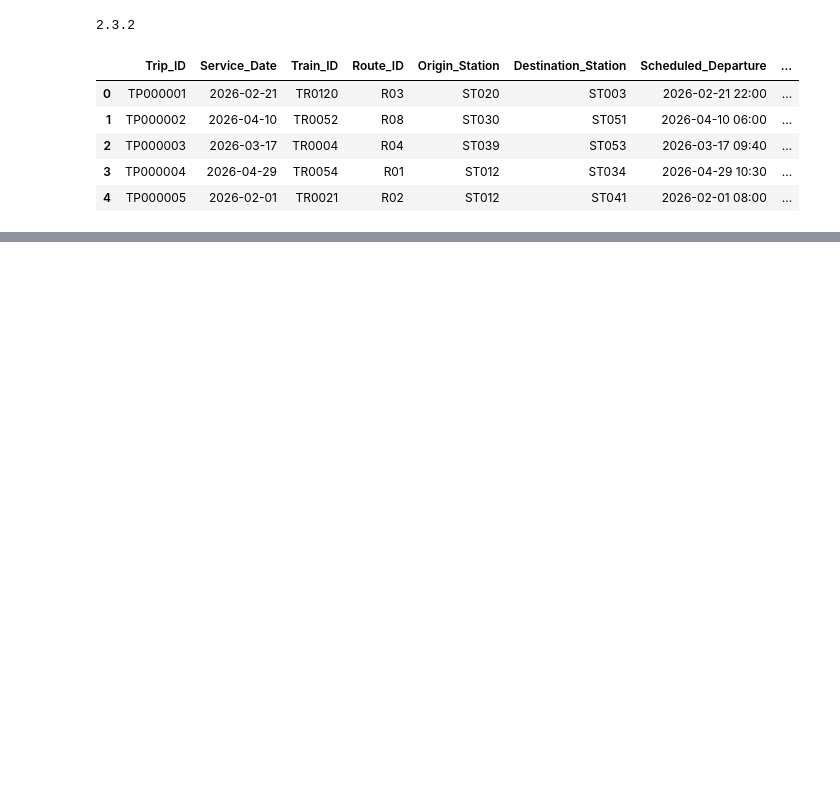
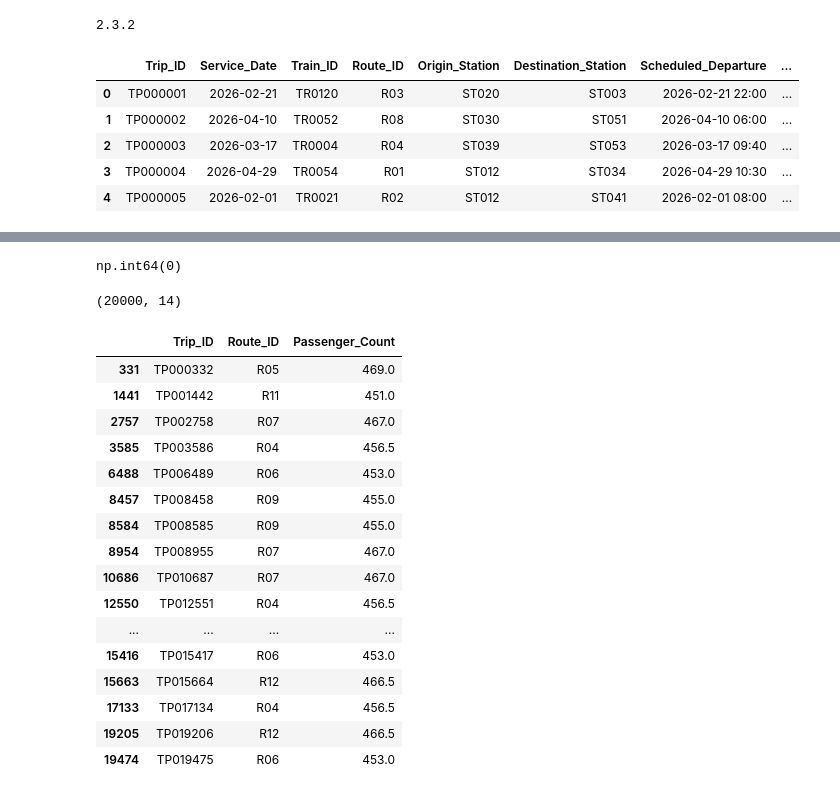
Before and after one commit to hemanthtavva/10k-coders, a Jupyter notebook: Py_Data_Analysis/pandass/metro/metro_analysis.ipynb, the cells around one changed output, grey strips where cells are left out. Drawn from its saved outputs; the diff is of its cells as text; code cells hidden in the pictures; blank space fills up the shorter version.

```diff
--- a/Py_Data_Analysis/pandass/metro/metro_analysis.ipynb
+++ b/Py_Data_Analysis/pandass/metro/metro_analysis.ipynb
@@ -17,0 +341,4 @@ trips.head()
+# %%
+cleaned_trips = trips.copy()
+# %%
+route_medians = cleaned_trips.groupby("Route_ID")["Passenger_Count"].transform("median")
@@ -17,0 +360,31 @@ trips.head()
+# %%
+cleaned_trips["Passenger_Count"] = cleaned_trips["Passenger_Count"].fillna(route_medians)
+# %%
+cleaned_trips["Passenger_Count"].isna().sum()
+# %% [output]
+np.int64(0)
+# %%
+cleaned_trips.shape
+# %% [output]
+(20000, 14)
+# %%
+cleaned_trips.loc[trips["Passenger_Count"].isna(),
+                  ["Trip_ID", "Route_ID", "Passenger_Count"]]
+# %% [output]
+|  | Trip_ID | Route_ID | Passenger_Count |
+| 331 | TP000332 | R05 | 469.0 |
+| 1441 | TP001442 | R11 | 451.0 |
+| 2757 | TP002758 | R07 | 467.0 |
+| 3585 | TP003586 | R04 | 456.5 |
+| 6488 | TP006489 | R06 | 453.0 |
+| 8457 | TP008458 | R09 | 455.0 |
+| 8584 | TP008585 | R09 | 455.0 |
+| 8954 | TP008955 | R07 | 467.0 |
+| 10686 | TP010687 | R07 | 467.0 |
+| 12550 | TP012551 | R04 | 456.5 |
+| ... | ... | ... | ... |
+| 15416 | TP015417 | R06 | 453.0 |
+| 15663 | TP015664 | R12 | 466.5 |
+| 17133 | TP017134 | R04 | 456.5 |
+| 19205 | TP019206 | R12 | 466.5 |
+| 19474 | TP019475 | R06 | 453.0 |
```
Also changed, not shown: parts of 33 cells of this notebook.
